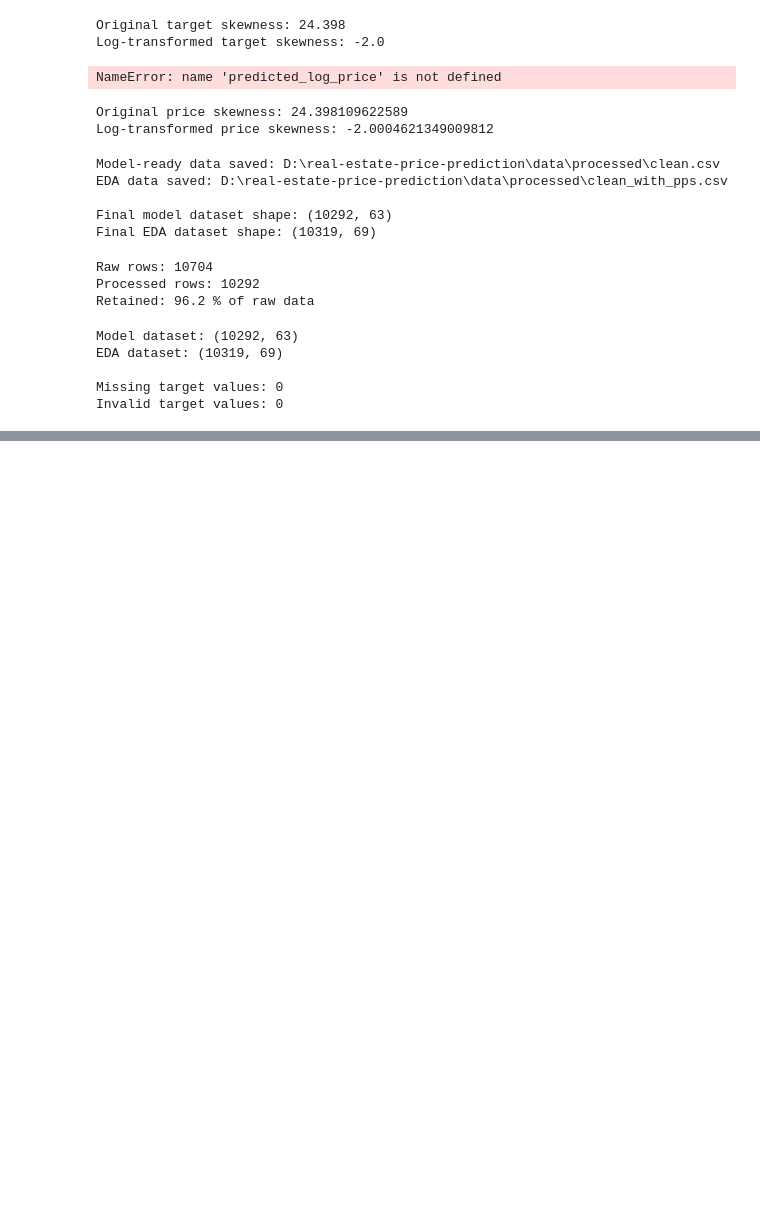
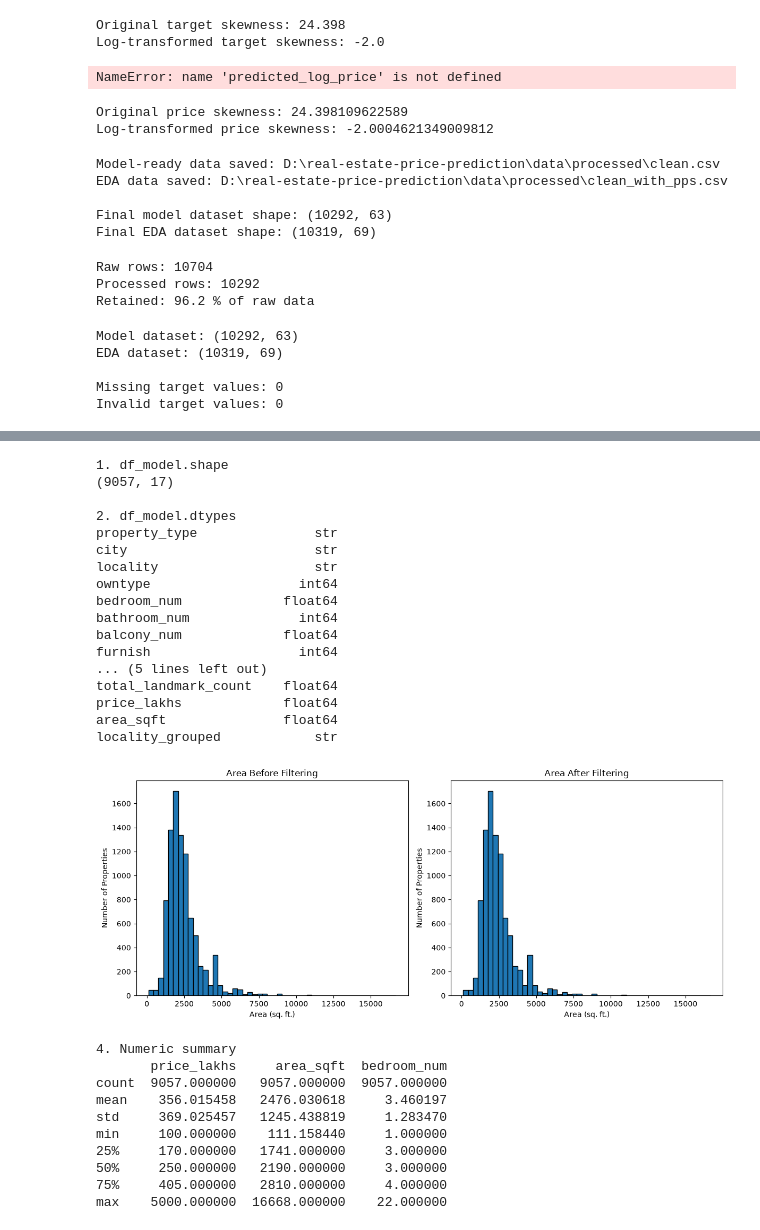
Before and after one commit to AjayPookodan/real-estate-price-prediction, a Jupyter notebook: notebooks/02_preprocessing.ipynb, the cells around one changed output, grey strips where cells are left out. Saved outputs shown, nothing was run; the diff lists cells and outputs as text; code cells hidden in the pictures; blank space fills up the shorter version.

```diff
--- a/notebooks/02_preprocessing.ipynb
+++ b/notebooks/02_preprocessing.ipynb
@@ -1998,0 +2712,75 @@ Invalid target values: 0
+# %%
+import pandas as pd
+import matplotlib.pyplot as plt
+from pathlib import Path
+
+# Load the cleaned dataset
+df_model = pd.read_csv("../data/processed/clean.csv")
+
+# 1. Dataset shape
+print("1. df_model.shape")
+print(df_model.shape)
+
+# 2. Full data types
+print("\n2. df_model.dtypes")
+print(df_model.dtypes.to_string())
+
+# 3. Area distribution before and after filtering
+df_before = pd.read_csv("../data/processed/clean.csv")
+
+plt.figure(figsize=(12, 5))
+
+plt.subplot(1, 2, 1)
+plt.hist(df_before["area_sqft"].dropna(), bins=50, edgecolor="black")
+plt.title("Area Before Filtering")
+plt.xlabel("Area (sq. ft.)")
+plt.ylabel("Number of Properties")
+
+area_filtered = df_model[
+    df_model["area_sqft"].between(100, 20000)
+]
+
+plt.subplot(1, 2, 2)
+plt.hist(area_filtered["area_sqft"].dropna(), bins=50, edgecolor="black")
+plt.title("Area After Filtering")
+plt.xlabel("Area (sq. ft.)")
+plt.ylabel("Number of Properties")
+
+plt.tight_layout()
+plt.show()
+
+# 4. Numeric summary
+print("\n4. Numeric summary")
+print(
+    df_model[["price_lakhs", "area_sqft", "bedroom_num"]]
+    .describe()
+)
+# %% [output]
+1. df_model.shape
+(9057, 17)
+
+2. df_model.dtypes
+property_type               str
+city                        str
+locality                    str
+owntype                   int64
+bedroom_num             float64
+bathroom_num              int64
+balcony_num             float64
+furnish                   int64
+... (5 lines left out)
+total_landmark_count    float64
+price_lakhs             float64
+area_sqft               float64
+locality_grouped            str
+[figure, added]
+4. Numeric summary
+       price_lakhs     area_sqft  bedroom_num
+count  9057.000000   9057.000000  9057.000000
+mean    356.015458   2476.030618     3.460197
+std     369.025457   1245.438819     1.283470
+min     100.000000    111.158440     1.000000
+25%     170.000000   1741.000000     3.000000
+50%     250.000000   2190.000000     3.000000
+75%     405.000000   2810.000000     4.000000
+max    5000.000000  16668.000000    22.000000
```
Also changed, not shown: parts of 25 cells of this notebook, 12 other files.
